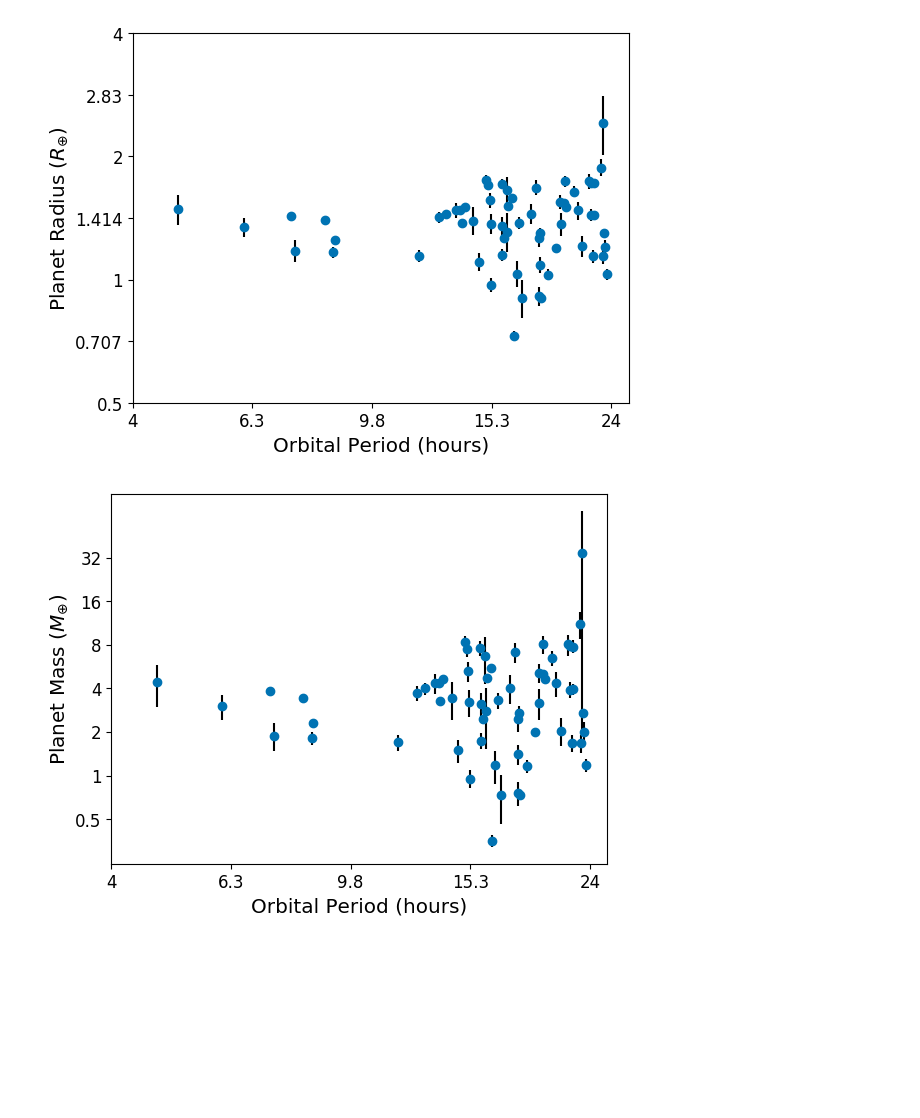
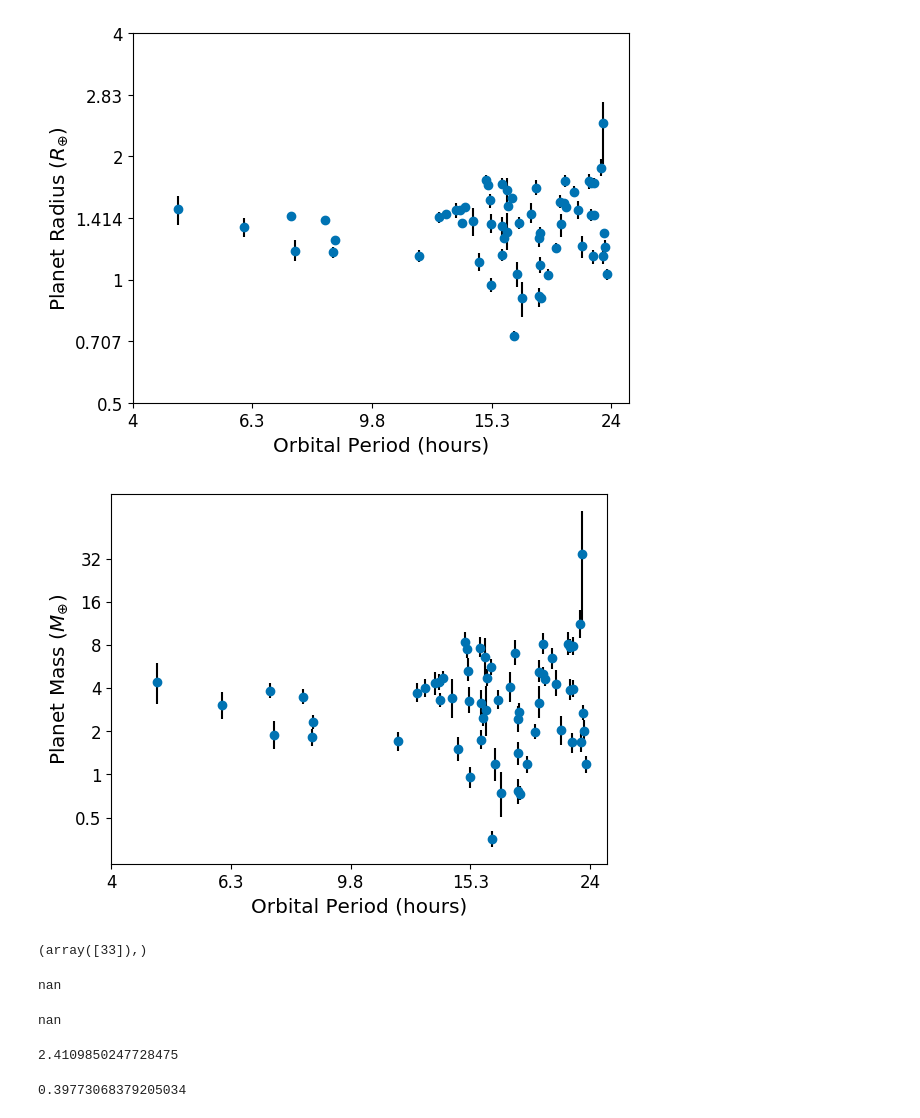
Before and after one commit to asmuzsoy/USPplanets, a Jupyter notebook: USPMassDistribution.ipynb, the cells around one changed output. Drawn from its saved outputs; the diff is of its cells as text; code cells hidden in the pictures; blank space fills up the shorter version.

Commit message:
redid error bars using percentiles

```diff
--- a/USPMassDistribution.ipynb
+++ b/USPMassDistribution.ipynb
@@ -212,12 +219,15 @@ print(earthmasssamples[23])
 # %%
 meanearthmasses = []
-eartherr = []
+eartherrup = []
+eartherrdown = []
 
 meanmercmasses = []
-mercerr = []
+mercerrup = []
+mercerrdown = []
 
 meanrandmasses = []
-randerr = []
+randerrup = []
+randerrdown = []
 
 
 file = open('EarthlikeMassSamples.csv', 'w')
@@ -227,17 +237,19 @@ with file:
         list1 = []
         list1 = earthmasssamples[(1000*i) : (1000*(i+1)) - 1]
         for f in list1:
-            if (f == -1):
+            if np.isnan(f):
                 list1.remove(f)
                 print("removed")
         meanearthmasses.append(np.percentile(list1, 50))
-        eartherr.append(np.std(list1))
+        ##eartherr.append(np.std(list1))
+        eartherrup.append(np.percentile(list1, 15.85))
+        eartherrdown.append(np.percentile(list1, 84.15))
         row = [kepids[i]]
         for k in range(0, len(list1)):
             row.append(list1[k])
         writer.writerow(row)
 
-
+count = 0
 file = open('MercuryLikeMassSamples.csv', 'w')
 with file:
     writer = csv.writer(file)
@@ -245,17 +257,19 @@ with file:
         list1 = []
         list1 = mercurymasssamples[(1000*i) : (1000*(i+1)) - 1]
         for f in list1:
-            if (f == -1):
+            if np.isnan(f):
                 list1.remove(f)
+                count += 1
                 print("removed")
         meanmercmasses.append(np.percentile(list1, 50))
-
-        mercerr.append(np.std(list1))
+        mercerrup.append(np.percentile(list1, 15.85))
+        mercerrdown.append(np.percentile(list1, 84.15))
+        ##mercerr.append(np.std(list1))
         row = [kepids[i]]
         for k in range(0, len(list1)):
             row.append(list1[k])
         writer.writerow(row)
-        print(i)
+        ##print(i)
 
 file = open('RandomCMFMassSamples.csv', 'w')
 with file:
@@ -264,13 +278,17 @@ with file:
         list1 = []
         list1 = randmasssamples[(1000*i) : (1000*(i+1)) - 1]
         for f in list1:
-            if (f == -1):
+            if np.isnan(f):
                 list1.remove(f)
                 print("removed")
         meanrandmasses.append(np.percentile(list1, 50))
+        randerrup.append(np.percentile(list1, 15.85))
+        randerrdown.append(np.percentile(list1, 84.15))
         randerr.append(np.std(list1))
         row = [kepids[i]]
         for k in range(0, len(list1)):
             row.append(list1[k])
         writer.writerow(row)
+
+print(count)
 # %% [output]
@@ -1128,12 +1156,36 @@ plt.show()
 # %% [output]
 [figure]
 # %%
-plt.loglog(per2,meanearthmasses, 'o', basex = (6**0.25), basey = np.sqrt(2), color = myblue)
-plt.errorbar(per2,meanearthmasses, yerr = eartherr, linestyle = 'None', ecolor = 'k')
+down = [mean - value for mean, value in zip(meanrandmasses, randerrdown)]
+up = [value - mean for mean, value in zip(meanrandmasses, randerrup)]
+
+
+plt.loglog(per2,meanrandmasses, 'o', basex = (6**0.25), basey = np.sqrt(2), color = myblue)
+plt.errorbar(per2,meanrandmasses, yerr = [down, up], linestyle = 'None', ecolor = 'k')
 plt.yticks(massbins, [0.5,1,2,4,8,16,32], fontsize = 'large')
 plt.xticks(perbins,[4,6.3,9.8,15.3,24], fontsize = 'large')
 plt.xlabel("Orbital Period (hours)", fontsize = 'x-large')
 plt.ylabel("Planet Mass ($M_{ \oplus}$)", fontsize = 'x-large')
 plt.show()
 # %% [output]
-[figure, old version]
+[figure, new version]
+# %%
+np.where(randerr == np.max(randerr))
+# %% [output]
+(array([33]),)
+# %%
+mercerr[33]
+# %% [output]
+nan
+# %%
+meanmercmasses[33]
+# %% [output]
+nan
+# %%
+meanearthradii[33]
+# %% [output]
+2.4109850247728475
+# %%
+earthradiierr[33]
+# %% [output]
+0.39773068379205034
```
Also changed, not shown: parts of 16 cells of this notebook, 1 other file.
